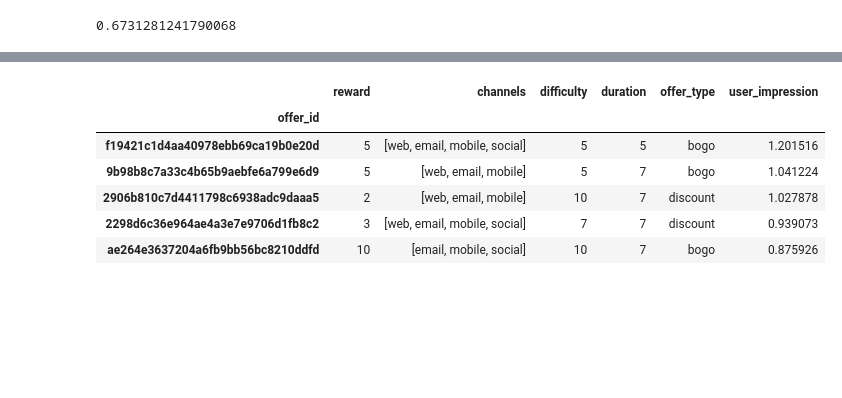
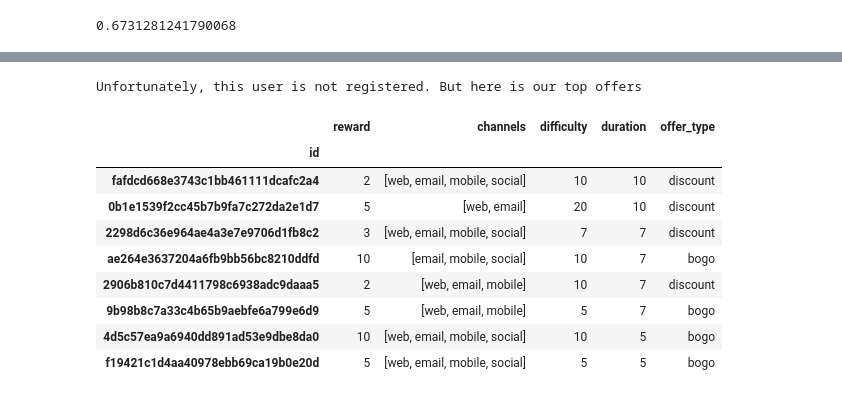
Before and after one commit to melkodary/starbucks-capstone, a Jupyter notebook: Starbucks_Capstone_notebook.ipynb, the cells around one changed output, grey strips where cells are left out. Saved outputs shown, nothing was run; the diff lists cells and outputs as text; code cells hidden in the pictures; blank space fills up the shorter version.

Commit message:
get top offers

```diff
--- a/Starbucks_Capstone_notebook.ipynb
+++ b/Starbucks_Capstone_notebook.ipynb
@@ -1026,4 +1026,29 @@ rmse
 0.6731281241790068
 # %%
 def get_portfolio_offers(offer_ids, df=portfolio):
+    """
+    INPUT:
+    offer_ids - (List) containing ids of the offers.
+    df - (DataFrame) portfolio df that contains details of the offers.
+    """
     return df.set_index('id').loc[offer_ids]
+# %%
+def get_top_offers(combined_data):
+    """
+    INPUT:
+    combined_data - (DataFrame) combined data df.
+
+    OUTPUT:
+    top_offers - (DataFrame) dataframe containing top offers sorted by the total amount spent on offer.
+    """
+    combined_groupby = combined_data.groupby(['offer_id'])
+    success = 100.0*combined_groupby['user_impression'].sum()/combined_groupby['user_impression'].count()
+    top_offers = combined_groupby['total_amount'].sum()
+
+    top_offers = pd.DataFrame(top_offers)
+    top_offers['success_percentage'] = success
+    top_offers = top_offers.merge(portfolio, left_on='offer_id', right_on='id', how='left')
+    top_offers.sort_values(by=['total_amount'], ascending=False, inplace=True)
+    top_offers = top_offers[['id', 'offer_type', 'difficulty', 'duration', 'reward', 'success_percentage', 'total_amount']]
+
+    return top_offers.set_index('id')
@@ -1055,6 +1095,7 @@ def make_recommendations(user_id, user_by_offer, user_mat, offer_mat, rec_num=3)
     else:
         # meaning this is a new user that we don't have history of.
         # todo get list of top offers.
-        print('Sorry! We cannot recommend offers for this user')
+        print('Unfortunately, this user is not registered. But here is our top offers')
+        rec_ids = get_top_offers(combined_data).index.tolist()[:rec_num]
 
     return rec_ids, preds
@@ -1064,13 +1102,24 @@ recs, preds = make_recommendations('78afa995795e4d85b5d9ceeca43f5fef',\
 # %%
+# existing person ='0011e0d4e6b944f998e987f904e8c1e5'
+
+rec_num = 8
+recs, preds = make_recommendations('0011e0d4e6b9414f998e987f904e8c1e5',\
+                            user_by_offer_train, user_train_mat, offer_train_mat, rec_num)
 preds.sort()
 df = get_portfolio_offers(recs)
-df['user_impression'] = preds[::-1][:5]
+if len(preds) >= rec_num:
+    df['user_impression'] = preds[::-1][:rec_num]
+
 df
 # %% [output]
+Unfortunately, this user is not registered. But here is our top offers
-|  | reward | channels | difficulty | duration | offer_type | user_impression |
-| offer_id |  |  |  |  |  |  |
-| f19421c1d4aa40978ebb69ca19b0e20d | 5 | [web, email, mobile, social] | 5 | 5 | bogo | 1.201516 |
-| 9b98b8c7a33c4b65b9aebfe6a799e6d9 | 5 | [web, email, mobile] | 5 | 7 | bogo | 1.041224 |
-| 2906b810c7d4411798c6938adc9daaa5 | 2 | [web, email, mobile] | 10 | 7 | discount | 1.027878 |
-| 2298d6c36e964ae4a3e7e9706d1fb8c2 | 3 | [web, email, mobile, social] | 7 | 7 | discount | 0.939073 |
-| ae264e3637204a6fb9bb56bc8210ddfd | 10 | [email, mobile, social] | 10 | 7 | bogo | 0.875926 |
+|  | reward | channels | difficulty | duration | offer_type |
+| id |  |  |  |  |  |
+| fafdcd668e3743c1bb461111dcafc2a4 | 2 | [web, email, mobile, social] | 10 | 10 | discount |
+| 0b1e1539f2cc45b7b9fa7c272da2e1d7 | 5 | [web, email] | 20 | 10 | discount |
+| 2298d6c36e964ae4a3e7e9706d1fb8c2 | 3 | [web, email, mobile, social] | 7 | 7 | discount |
+| ae264e3637204a6fb9bb56bc8210ddfd | 10 | [email, mobile, social] | 10 | 7 | bogo |
+| 2906b810c7d4411798c6938adc9daaa5 | 2 | [web, email, mobile] | 10 | 7 | discount |
+| 9b98b8c7a33c4b65b9aebfe6a799e6d9 | 5 | [web, email, mobile] | 5 | 7 | bogo |
+| 4d5c57ea9a6940dd891ad53e9dbe8da0 | 10 | [web, email, mobile, social] | 10 | 5 | bogo |
+| f19421c1d4aa40978ebb69ca19b0e20d | 5 | [web, email, mobile, social] | 5 | 5 | bogo |
```
Also changed, not shown: parts of 5 cells of this notebook.
